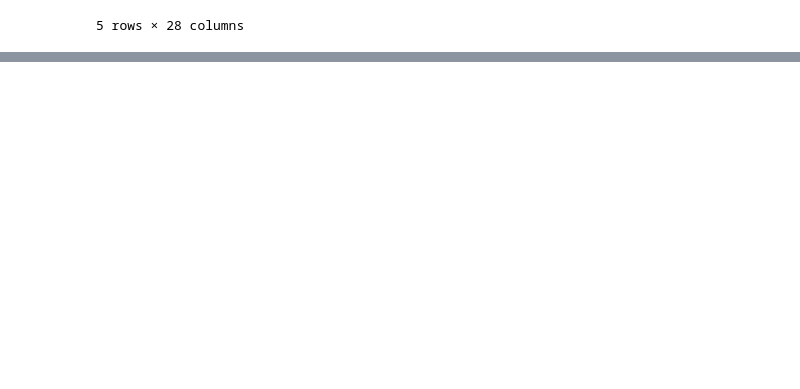
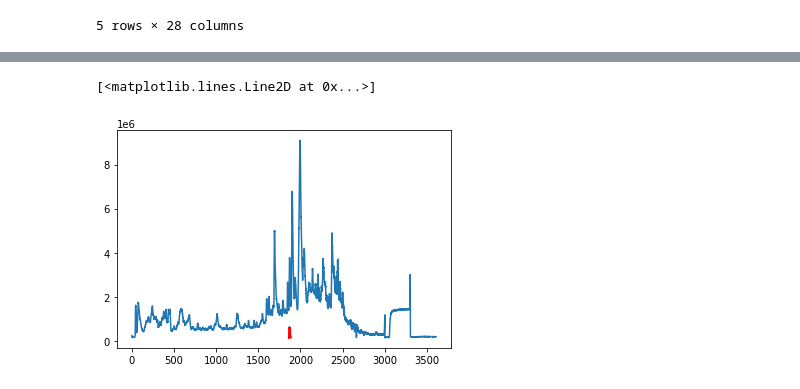
Before and after one commit to luizgmencucini/regression_filter, a Jupyter notebook: notebooks/regression_filter.ipynb, the cells around one changed output, grey strips where cells are left out. Drawn from its saved outputs; the diff is of its cells as text; code cells hidden in the pictures; blank space fills up the shorter version.

```diff
--- a/regression_filter.ipynb
+++ b/notebooks/regression_filter.ipynb
@@ -934,0 +958,9 @@ ax1.plot(xic['rt'], xic['xic'], lw=2, color='r')
+# %%
+fig = plt.figure()
+ax1 = fig.add_subplot(111)
+ax1.plot(tic['rt'], [x.sum() for x in tic['i']])
+#ax1.plot(tic['rt'], [max(x) if len(x) else 0 for x in tic['i']], lw=2)
+ax1.plot(xic['rt'], xic['xic'], lw=2, color='r')
+# %% [output]
+[<matplotlib.lines.Line2D at 0x...>]
+[figure, added]
```
Also changed, not shown: parts of 83 cells of this notebook, 5 other files.
